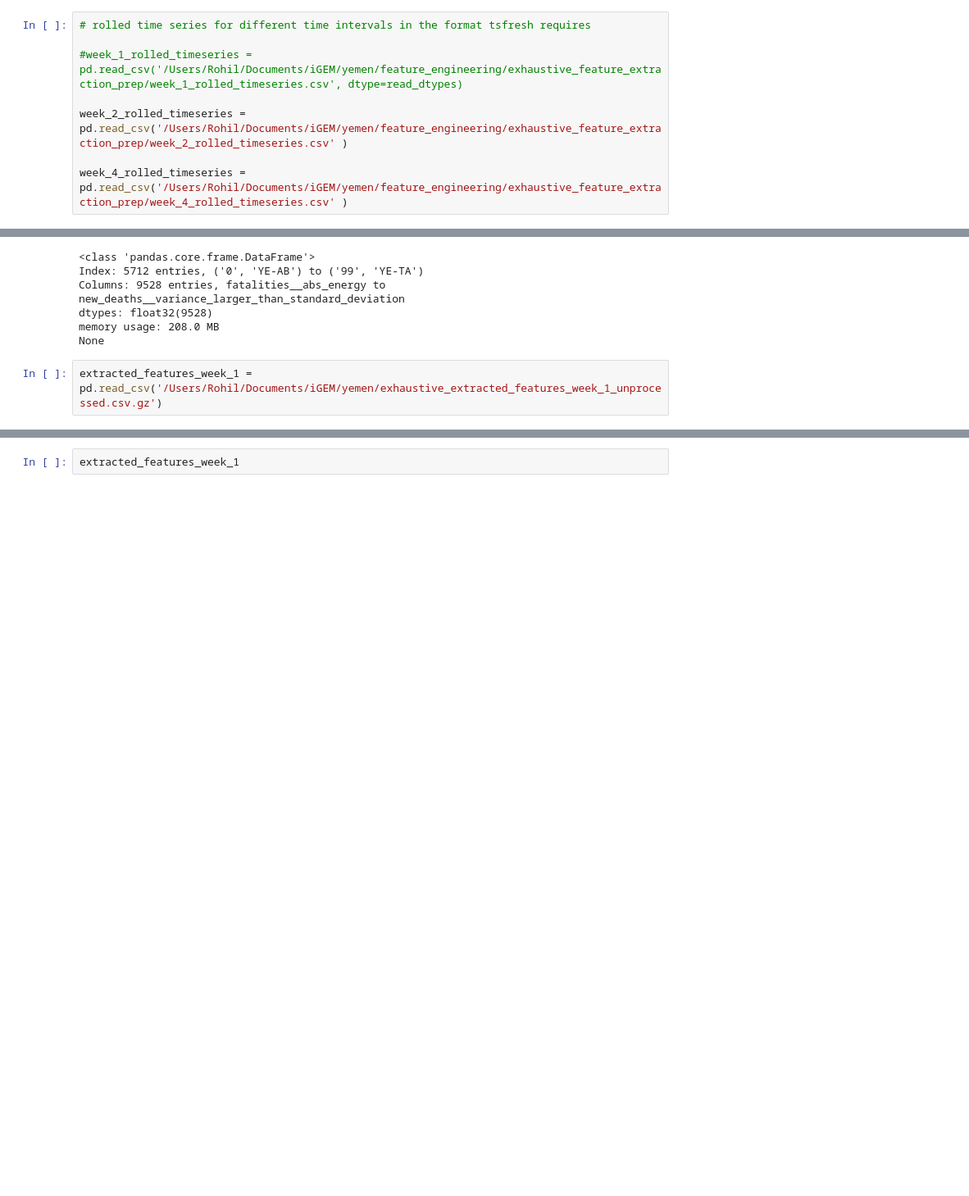
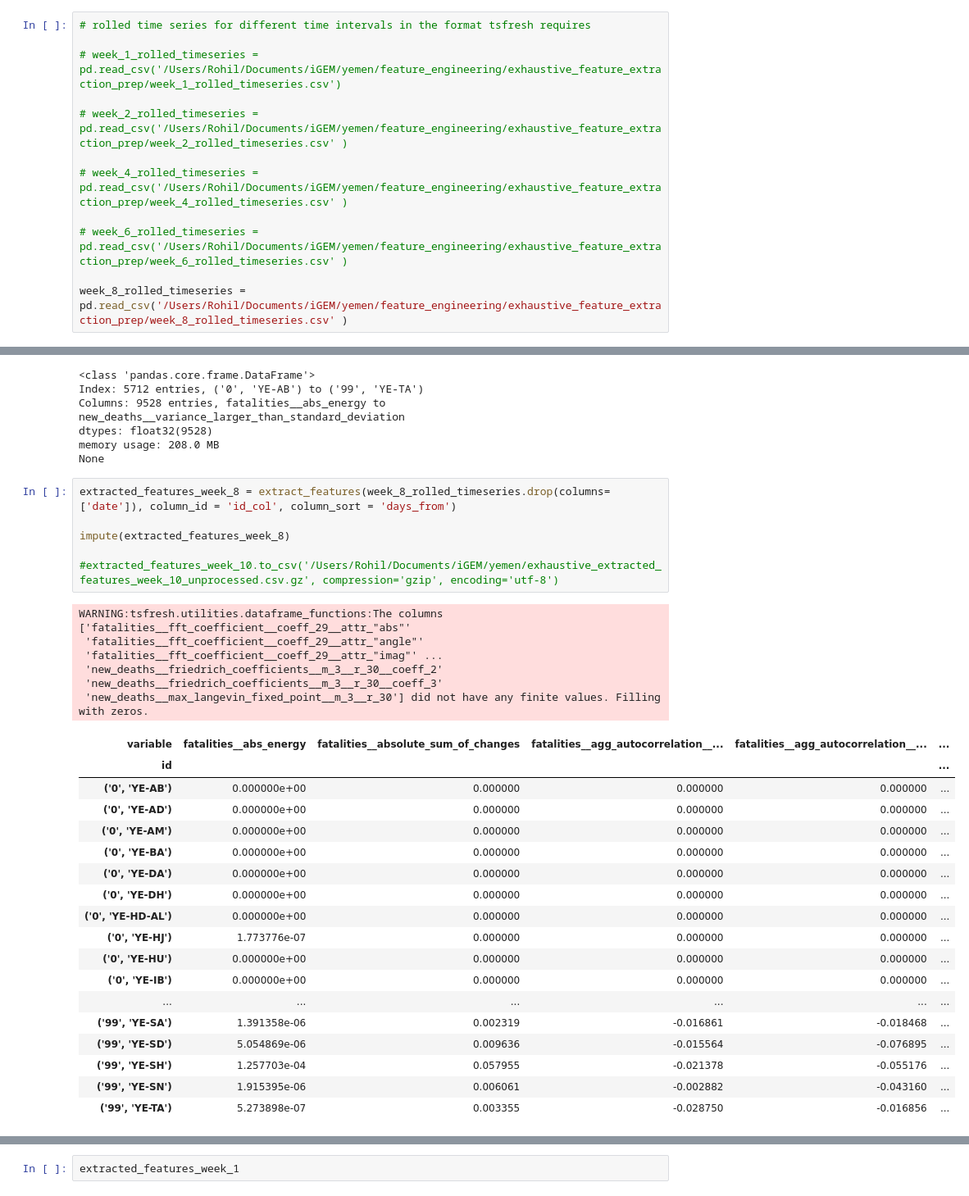
Before and after one commit to rohilbadkundri/CALM, a Jupyter notebook: exhaustive_feature_extraction.ipynb, the cells around one changed output, grey strips where cells are left out. Shown at 82% size. Saved outputs shown, nothing was run; the diff lists cells and outputs as text; blank space fills up the shorter version.

```diff
--- a/exhaustive_feature_extraction.ipynb
+++ b/exhaustive_feature_extraction.ipynb
@@ -39,8 +39,12 @@ read_dtypes = {'days_from': 'float32',
 # %%
 # rolled time series for different time intervals in the format tsfresh requires
 
-#week_1_rolled_timeseries = pd.read_csv('/Users/Rohil/Documents/iGEM/yemen/feature_engineering/exhaustive_feature_extraction_prep/week_1_rolled_timeseries.csv', dtype=read_dtypes)
+# week_1_rolled_timeseries = pd.read_csv('/Users/Rohil/Documents/iGEM/yemen/feature_engineering/exhaustive_feature_extraction_prep/week_1_rolled_timeseries.csv')
 
-week_2_rolled_timeseries = pd.read_csv('/Users/Rohil/Documents/iGEM/yemen/feature_engineering/exhaustive_feature_extraction_prep/week_2_rolled_timeseries.csv' )
+# week_2_rolled_timeseries = pd.read_csv('/Users/Rohil/Documents/iGEM/yemen/feature_engineering/exhaustive_feature_extraction_prep/week_2_rolled_timeseries.csv' )
 
-week_4_rolled_timeseries = pd.read_csv('/Users/Rohil/Documents/iGEM/yemen/feature_engineering/exhaustive_feature_extraction_prep/week_4_rolled_timeseries.csv' )
+# week_4_rolled_timeseries = pd.read_csv('/Users/Rohil/Documents/iGEM/yemen/feature_engineering/exhaustive_feature_extraction_prep/week_4_rolled_timeseries.csv' )
+
+# week_6_rolled_timeseries = pd.read_csv('/Users/Rohil/Documents/iGEM/yemen/feature_engineering/exhaustive_feature_extraction_prep/week_6_rolled_timeseries.csv' )
+
+week_8_rolled_timeseries = pd.read_csv('/Users/Rohil/Documents/iGEM/yemen/feature_engineering/exhaustive_feature_extraction_prep/week_8_rolled_timeseries.csv' )
@@ -252,5 +230,34 @@ Columns: 9528 entries, fatalities__abs_energy to new_deaths__variance_larger_tha
 dtypes: float32(9528)
 memory usage: 208.0 MB
 None
-# %%
-extracted_features_week_1 = pd.read_csv('/Users/Rohil/Documents/iGEM/yemen/exhaustive_extracted_features_week_1_unprocessed.csv.gz')
+# %%
+extracted_features_week_8 = extract_features(week_8_rolled_timeseries.drop(columns=['date']), column_id = 'id_col', column_sort = 'days_from')
+
+impute(extracted_features_week_8)
+
+#extracted_features_week_10.to_csv('/Users/Rohil/Documents/iGEM/yemen/exhaustive_extracted_features_week_10_unprocessed.csv.gz', compression='gzip', encoding='utf-8')
+# %% [output]
+WARNING:tsfresh.utilities.dataframe_functions:The columns ['fatalities__fft_coefficient__coeff_29__attr_"abs"'
+ 'fatalities__fft_coefficient__coeff_29__attr_"angle"'
+ 'fatalities__fft_coefficient__coeff_29__attr_"imag"' ...
+ 'new_deaths__friedrich_coefficients__m_3__r_30__coeff_2'
+ 'new_deaths__friedrich_coefficients__m_3__r_30__coeff_3'
+ 'new_deaths__max_langevin_fixed_point__m_3__r_30'] did not have any finite values. Filling with zeros.
+| variable | fatalities__abs_energy | fatalities__absolute_sum_of_changes | fatalities__agg_autocorrelation__... | fatalities__agg_autocorrelation__... | ... |
+| id |  |  |  |  | ... |
+| ('0', 'YE-AB') | 0.000000e+00 | 0.000000 | 0.000000 | 0.000000 | ... |
+| ('0', 'YE-AD') | 0.000000e+00 | 0.000000 | 0.000000 | 0.000000 | ... |
+| ('0', 'YE-AM') | 0.000000e+00 | 0.000000 | 0.000000 | 0.000000 | ... |
+| ('0', 'YE-BA') | 0.000000e+00 | 0.000000 | 0.000000 | 0.000000 | ... |
+| ('0', 'YE-DA') | 0.000000e+00 | 0.000000 | 0.000000 | 0.000000 | ... |
+| ('0', 'YE-DH') | 0.000000e+00 | 0.000000 | 0.000000 | 0.000000 | ... |
+| ('0', 'YE-HD-AL') | 0.000000e+00 | 0.000000 | 0.000000 | 0.000000 | ... |
+| ('0', 'YE-HJ') | 1.773776e-07 | 0.000000 | 0.000000 | 0.000000 | ... |
+| ('0', 'YE-HU') | 0.000000e+00 | 0.000000 | 0.000000 | 0.000000 | ... |
+| ('0', 'YE-IB') | 0.000000e+00 | 0.000000 | 0.000000 | 0.000000 | ... |
+| ... | ... | ... | ... | ... | ... |
+| ('99', 'YE-SA') | 1.391358e-06 | 0.002319 | -0.016861 | -0.018468 | ... |
+| ('99', 'YE-SD') | 5.054869e-06 | 0.009636 | -0.015564 | -0.076895 | ... |
+| ('99', 'YE-SH') | 1.257703e-04 | 0.057955 | -0.021378 | -0.055176 | ... |
+| ('99', 'YE-SN') | 1.915395e-06 | 0.006061 | -0.002882 | -0.043160 | ... |
+| ('99', 'YE-TA') | 5.273898e-07 | 0.003355 | -0.028750 | -0.016856 | ... |
```
Also changed, not shown: parts of 29 cells of this notebook, 2 other files.
